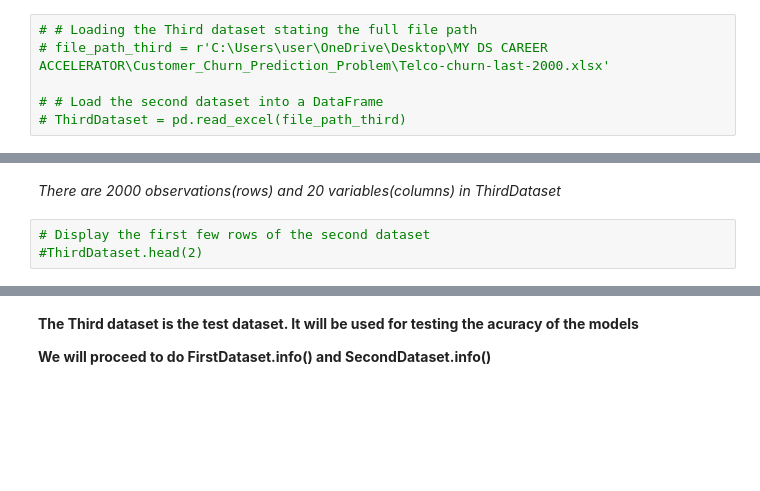
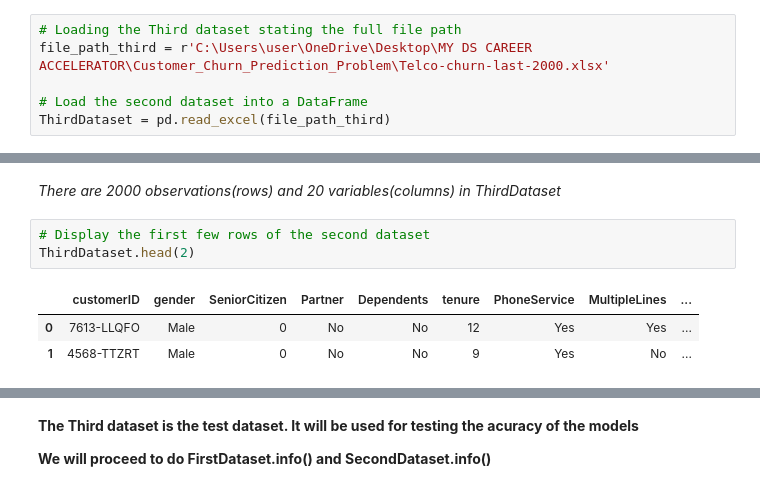
Before and after one commit to Ibrahim-I-Babana/Customer_Churn_Prediction_Problem, a Jupyter notebook: codebabana2.ipynb, the cells around one changed output, grey strips where cells are left out. Saved outputs shown, nothing was run; the diff lists cells and outputs as text; blank space fills up the shorter version.

```diff
--- a/codebabana2.ipynb
+++ b/codebabana2.ipynb
@@ -297,11 +297,11 @@ SecondDataset.head(2)
 | 1 | 8292-TYSPY | Male | 0 | No | No | 19 | Yes | No | ... |
 2 rows × 21 columns
 # %%
-# # Loading the Third dataset stating the full file path
-# file_path_third = r'C:\Users\user\OneDrive\Desktop\MY DS CAREER ACCELERATOR\Customer_Churn_Prediction_Problem\Telco-churn-last-2000.xlsx'
+# Loading the Third dataset stating the full file path
+file_path_third = r'C:\Users\user\OneDrive\Desktop\MY DS CAREER ACCELERATOR\Customer_Churn_Prediction_Problem\Telco-churn-last-2000.xlsx'
 
-# # Load the second dataset into a DataFrame
-# ThirdDataset = pd.read_excel(file_path_third)
+# Load the second dataset into a DataFrame
+ThirdDataset = pd.read_excel(file_path_third)
 # %% [markdown]
 **Saving ThirdDataset to CSV**
 # %%
@@ -315,4 +315,8 @@ SecondDataset.head(2)
 *There are 2000 observations(rows) and 20 variables(columns) in ThirdDataset*
 # %%
 # Display the first few rows of the second dataset
-#ThirdDataset.head(2)
+ThirdDataset.head(2)
+# %% [output]
+|  | customerID | gender | SeniorCitizen | Partner | Dependents | tenure | PhoneService | MultipleLines | ... |
+| 0 | 7613-LLQFO | Male | 0 | No | No | 12 | Yes | Yes | ... |
+| 1 | 4568-TTZRT | Male | 0 | No | No | 9 | Yes | No | ... |
```
Also changed, not shown: parts of 6 cells of this notebook, 1 other file.
